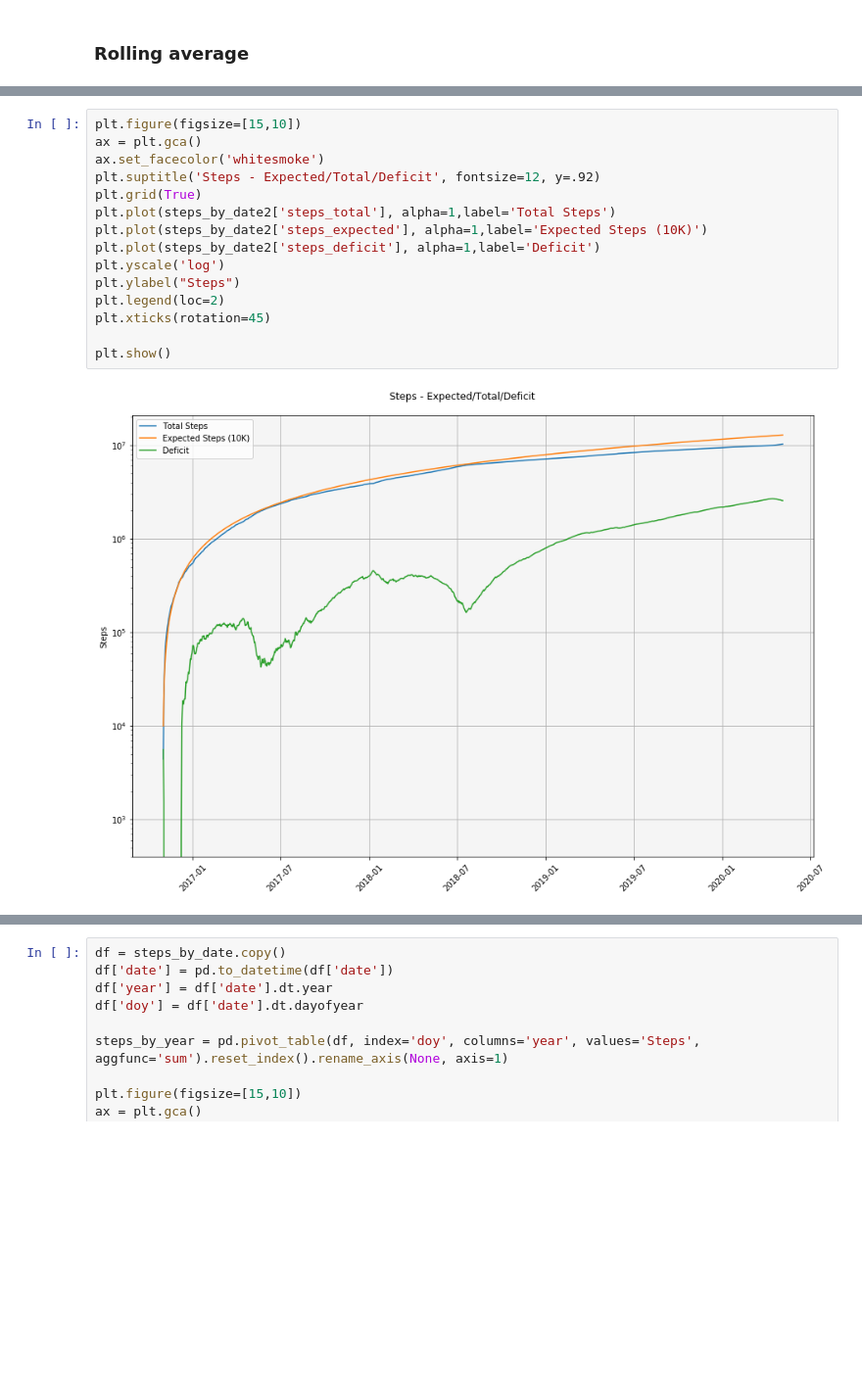
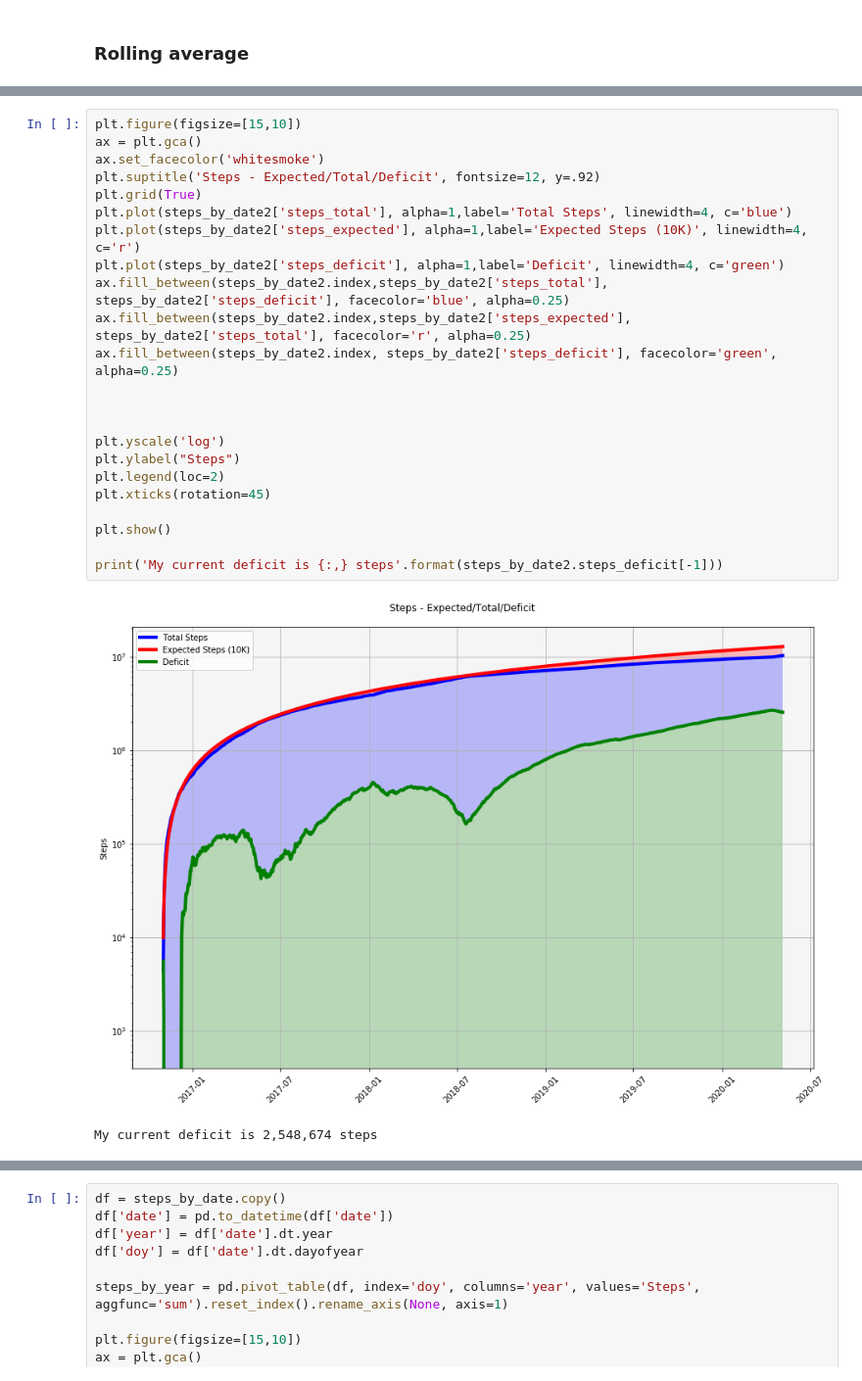
Before and after one commit to gregmames/HealthTracking, a Jupyter notebook: apple_health_data_processor.ipynb, the cells around one changed output, grey strips where cells are left out. Shown at 98% size. Drawn from its saved outputs; the diff is of its cells as text; blank space fills up the shorter version.

```diff
--- a/apple_health_data_processor.ipynb
+++ b/apple_health_data_processor.ipynb
@@ -213,17 +202,26 @@ plt.show()
 # %%
 plt.figure(figsize=[15,10])
 ax = plt.gca()
 ax.set_facecolor('whitesmoke')
 plt.suptitle('Steps - Expected/Total/Deficit', fontsize=12, y=.92)
 plt.grid(True)
-plt.plot(steps_by_date2['steps_total'], alpha=1,label='Total Steps')
-plt.plot(steps_by_date2['steps_expected'], alpha=1,label='Expected Steps (10K)')
-plt.plot(steps_by_date2['steps_deficit'], alpha=1,label='Deficit')
+plt.plot(steps_by_date2['steps_total'], alpha=1,label='Total Steps', linewidth=4, c='blue')
+plt.plot(steps_by_date2['steps_expected'], alpha=1,label='Expected Steps (10K)', linewidth=4, c='r')
+plt.plot(steps_by_date2['steps_deficit'], alpha=1,label='Deficit', linewidth=4, c='green')
+ax.fill_between(steps_by_date2.index,steps_by_date2['steps_total'], steps_by_date2['steps_deficit'], facecolor='blue', alpha=0.25)
+ax.fill_between(steps_by_date2.index,steps_by_date2['steps_expected'], steps_by_date2['steps_total'], facecolor='r', alpha=0.25)
+ax.fill_between(steps_by_date2.index, steps_by_date2['steps_deficit'], facecolor='green', alpha=0.25)
+
+
+
 plt.yscale('log')
 plt.ylabel("Steps")
 plt.legend(loc=2)
 plt.xticks(rotation=45)
 
 plt.show()
+
+print('My current deficit is {:,} steps'.format(steps_by_date2.steps_deficit[-1]))
 # %% [output]
-[figure, old version]
+[figure, new version]
+My current deficit is 2,548,674 steps
```
Also changed, not shown: parts of 22 cells of this notebook.
